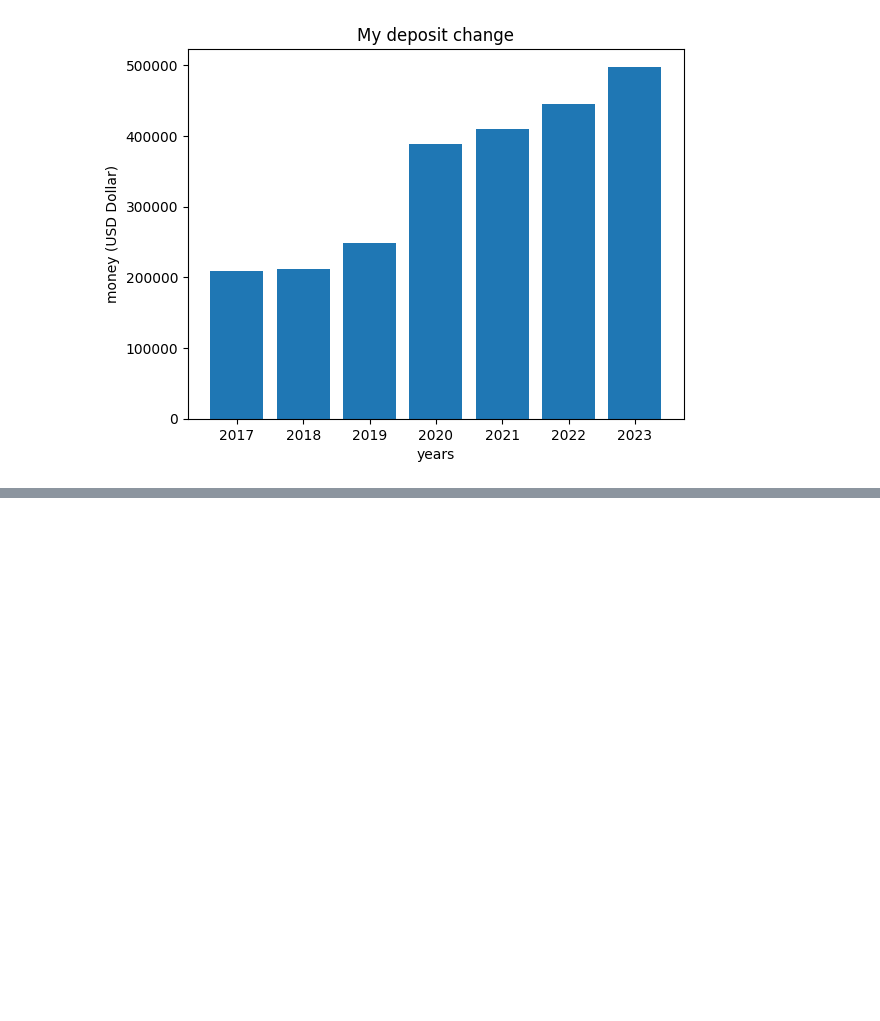
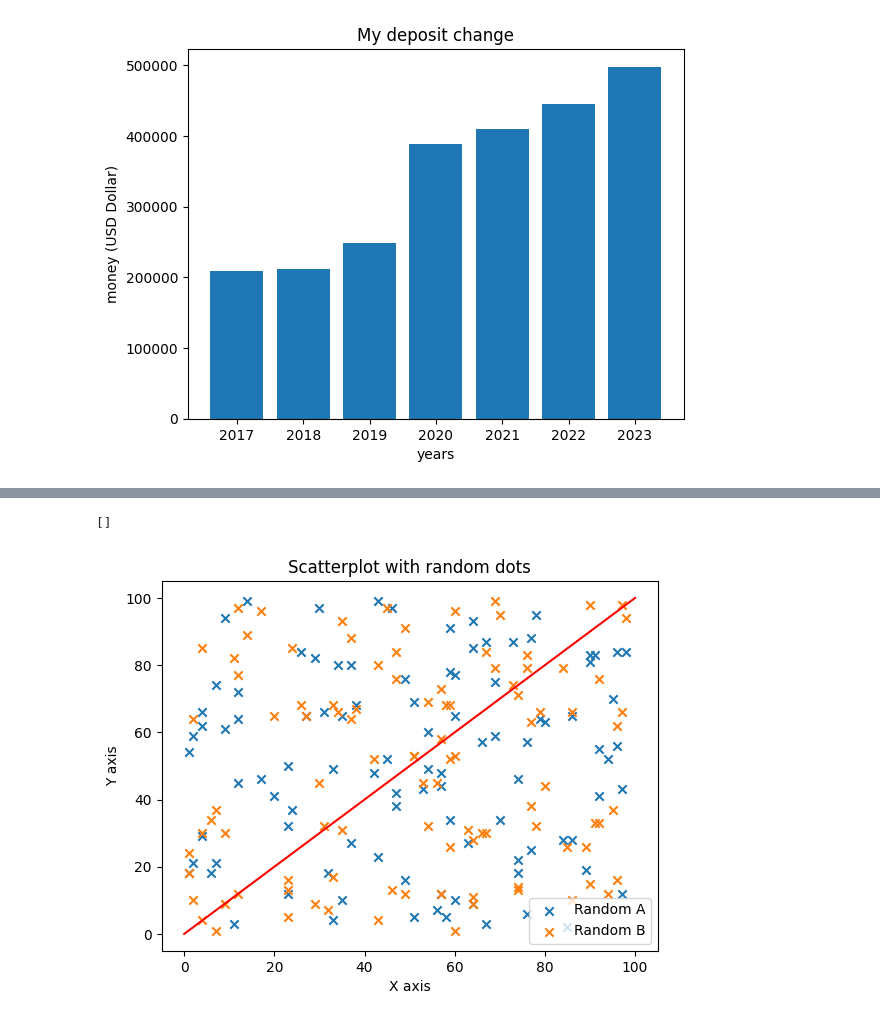
Before and after one commit to KnightChaser/ML-challenge, a Jupyter notebook: python_visualization_cheat_sheet.ipynb, the cells around one changed output, grey strips where cells are left out. Cells and saved outputs as stored; diff of their text form; code cells hidden in the pictures; blank space fills up the shorter version.

```diff
--- a/python_visualization_cheat_sheet.ipynb
+++ b/python_visualization_cheat_sheet.ipynb
@@ -74,0 +100,20 @@ plt.show()
+# %%
+# SCATTER PLOT WITH RANDOM
+
+random_x  = np.random.randint(1, 100 + 1, size = 100)
+random_ya = np.random.randint(1, 100 + 1, size = 100)
+random_yb = np.random.randint(1, 100 + 1, size = 100)
+
+plt.scatter(random_x, random_ya, marker = "x")       # <--- Selectable marker
+plt.scatter(random_x, random_yb, marker = "x")
+plt.plot([0, 100], [0, 100], linestyle = "solid", color = "red")    # <-- Draw a line in the scatter plot
+
+plt.title("Scatterplot with random dots")
+plt.xlabel("X axis")
+plt.ylabel("Y axis")
+plt.legend(["Random A", "Random B"])        # legend
+
+plt.plot()
+# %% [output]
+[]
+[figure, added]
```
Also changed, not shown: parts of 8 cells of this notebook.
